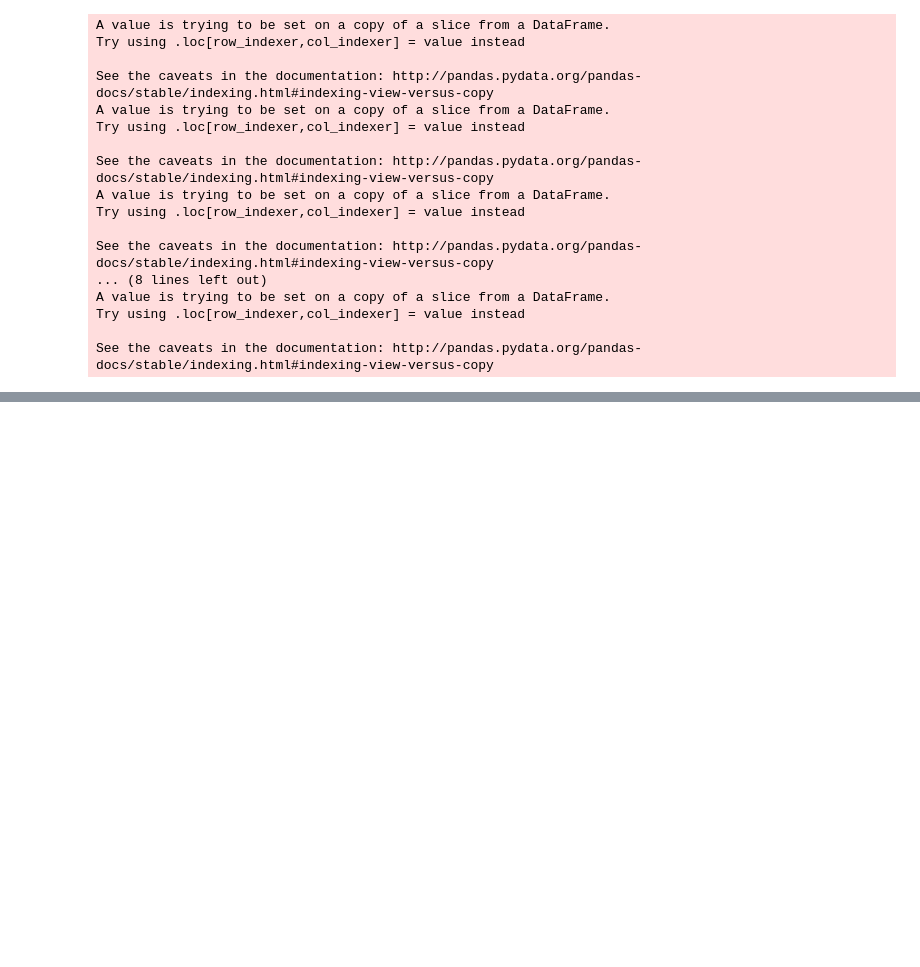
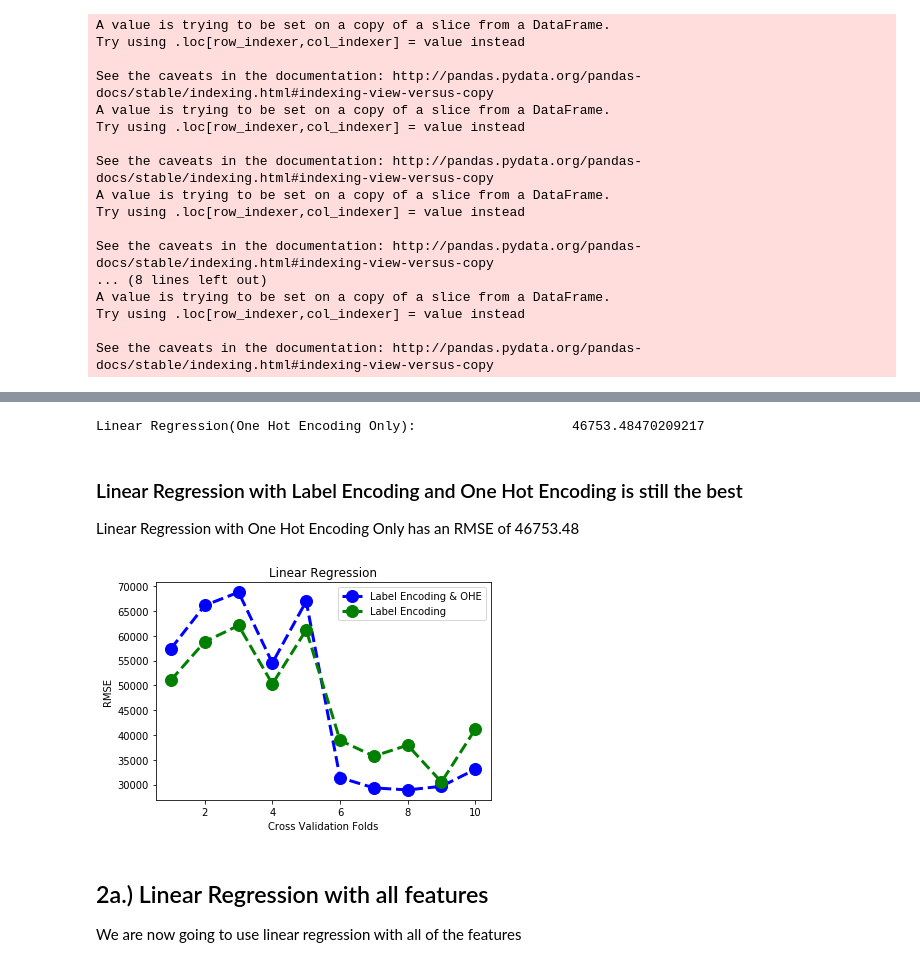
Before and after one commit to RPeralta5/Data-Science, a Jupyter notebook: Source Files/House_Prices.ipynb, the cells around one changed output, grey strips where cells are left out. Saved outputs shown, nothing was run; the diff lists cells and outputs as text; code cells hidden in the pictures; blank space fills up the shorter version.

Commit message:
Finished version with 10 features
Added graphs and cross validation
Now we should focus on using all of the features

```diff
--- a/Source Files/House_Prices.ipynb
+++ b/Source Files/House_Prices.ipynb
@@ -352,0 +385,29 @@ By using cross validation, we were able to lower the RMSE from part 1a
+# %%
+print("Linear Regression(One Hot Encoding Only):                   ", List_Average(rmse_list_le))
+# %% [output]
+Linear Regression(One Hot Encoding Only):                    46753.48470209217
+# %% [markdown]
+### Linear Regression with Label Encoding and One Hot Encoding is still the best
+Linear Regression with One Hot Encoding Only has an RMSE of 46753.48
+# %%
+x_values = range(1, len(rmse_list)+1)
+data_points1 = rmse_list
+data_points2 = rmse_list_le
+line1, = plt.plot(x_values, data_points1,color='blue', linestyle='dashed', linewidth = 3, marker='o', markerfacecolor='blue', markersize=12, label='Label Encoding & OHE')
+line2, = plt.plot(x_values, data_points2,color='green', linestyle='dashed', linewidth = 3, marker='o', markerfacecolor='green', markersize=12, label='Label Encoding')
+
+plt.legend(handles=[line1, line2])
+
+# naming the x axis
+plt.xlabel('Cross Validation Folds')
+# naming the y axis
+plt.ylabel('RMSE')
+
+# giving a title the graph
+plt.title('Linear Regression')
+plt.show()
+# %% [output]
+[figure, added]
+# %% [markdown]
+## 2a.) Linear Regression with all features
+We are now going to use linear regression with all of the features
```
Also changed, not shown: parts of 13 cells of this notebook.
